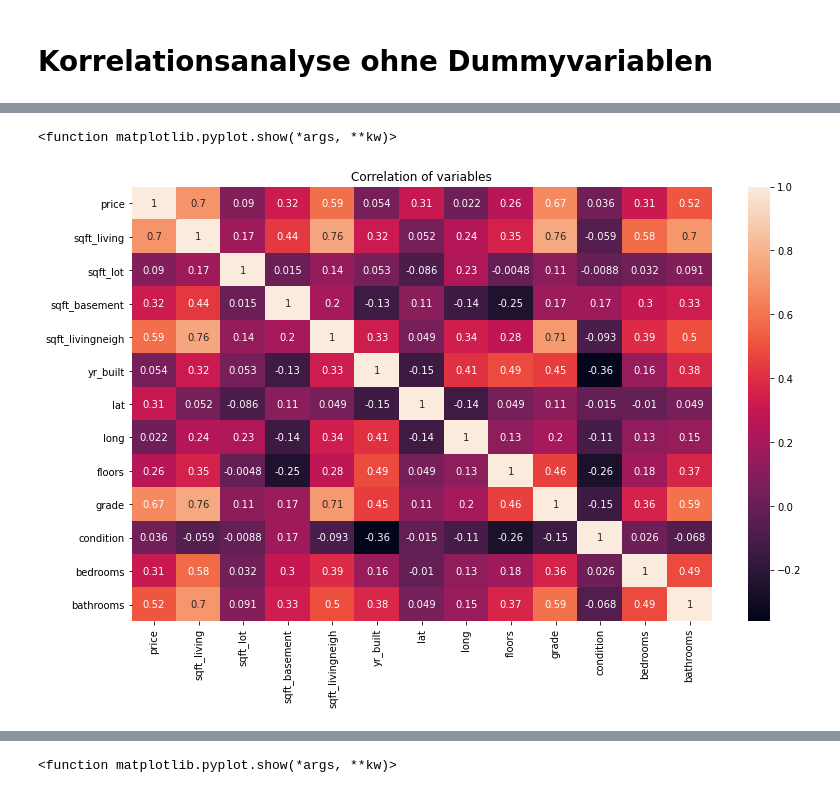
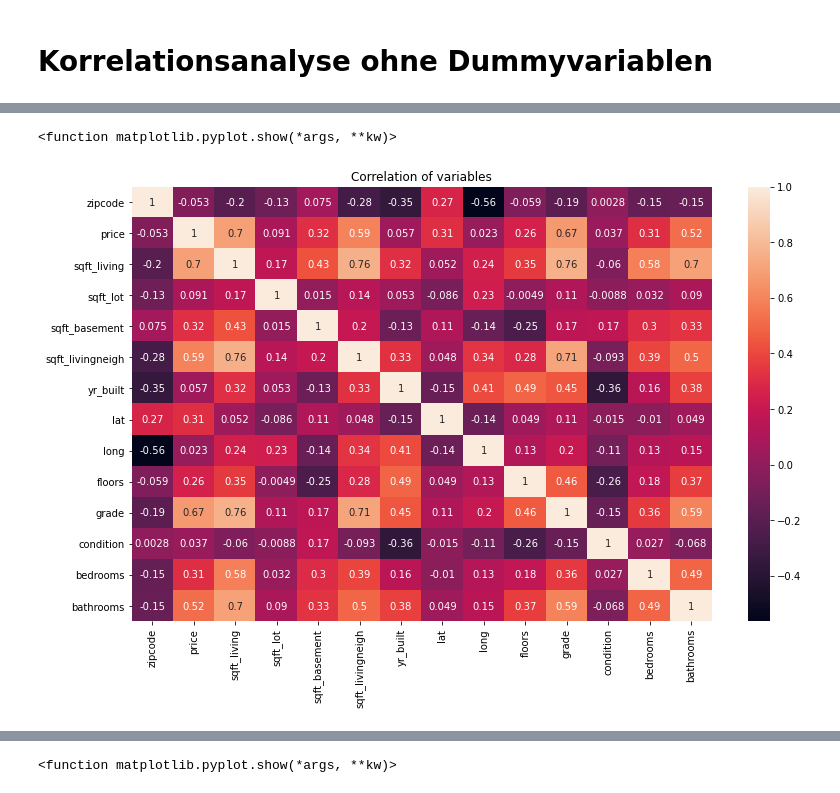
Before and after one commit to Linchen106/Project1, a Jupyter notebook: Prognose Immobilienpreise.ipynb, the cells around one changed output, grey strips where cells are left out. Saved outputs shown, nothing was run; the diff lists cells and outputs as text; code cells hidden in the pictures.

```diff
--- a/Prognose Immobilienpreise.ipynb
+++ b/Prognose Immobilienpreise.ipynb
@@ -234,0 +217,3 @@ immo["m2_lot"]=immo["sqft_lot"].apply(lambda x: x/10.764)
+# %%
+# Umrechnung des Ren.jahres in Zeitraum/Jahre ab Renovation
+immo["yr_renovated"]=immo["yr_renovated"].apply(lambda x: 2020-x)
@@ -235,2 +222,10 @@ immo["m2_lot"]=immo["sqft_lot"].apply(lambda x: x/10.764)
+# %%
+# bathrooms, ein Haus mit 33 Badezimmern
+
+immo=immo[immo.bathrooms!=33]
+# %%
+# Preis
+
+immo=immo[immo.price<6000000]
 # %% [markdown]
 ## (4) Data Analyse
@@ -466,0 +460,3 @@ plt.show()
+# %%
+immo['yr_built_cat']=immo['yr_age'].apply(lambda x: 'old' if x >=50 else '50' if x >=40 else '40'
+                                          if x>=30 else '30' if x >=20 else 'new')
@@ -598,15 +599,15 @@ Index(['id', 'date', 'price', 'bedrooms', 'bathrooms', 'sqft_living',
 # %%
 #Korrelationsanalyse
-corr = immo[['price','sqft_living','sqft_lot','sqft_basement','sqft_livingneigh','yr_built','lat','long','floors','grade','condition',
+corr = immo[['zipcode','price','sqft_living','sqft_lot','sqft_basement','sqft_livingneigh','yr_built','lat','long','floors','grade','condition',
        'bedrooms','bathrooms']]
 plt.figure(figsize=(13,8))
 plt.title('Correlation of variables')
 sns.heatmap(corr.astype(float).corr(),vmax=1.0,annot=True)
 plt.savefig('correlogram_simple.png')
 plt.show
 # %% [output]
 <function matplotlib.pyplot.show(*args, **kw)>
-[figure, old version]
+[figure, new version]
 # %%
 #Korrelationsanalyse für das Dataset immo_water
 corr = immo_water[['price','sqft_living','sqft_lot','sqft_lotneigh','sqft_livingneigh','yr_built','lat','long','floors','grade','condition',
```
Also changed, not shown: parts of 46 cells of this notebook.
